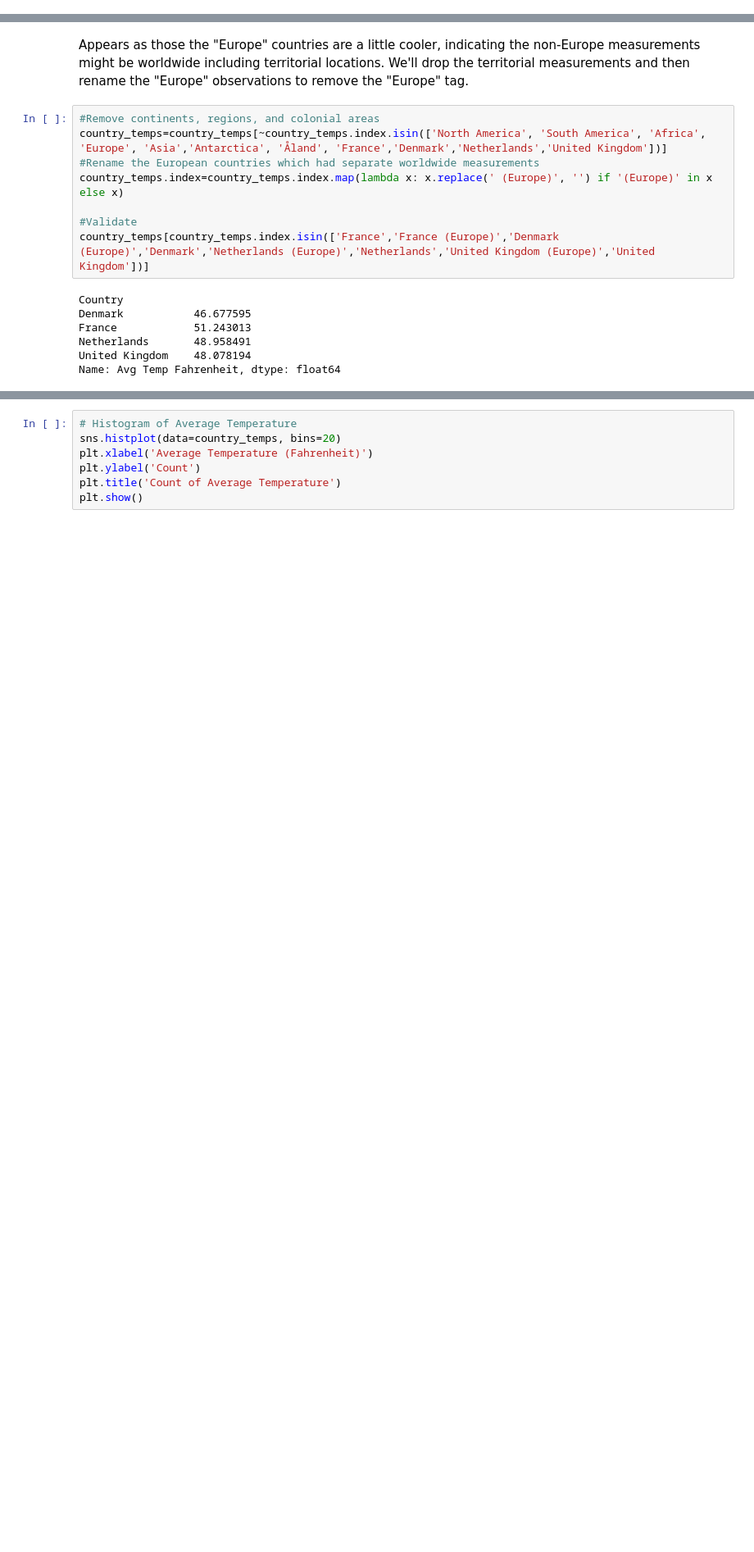
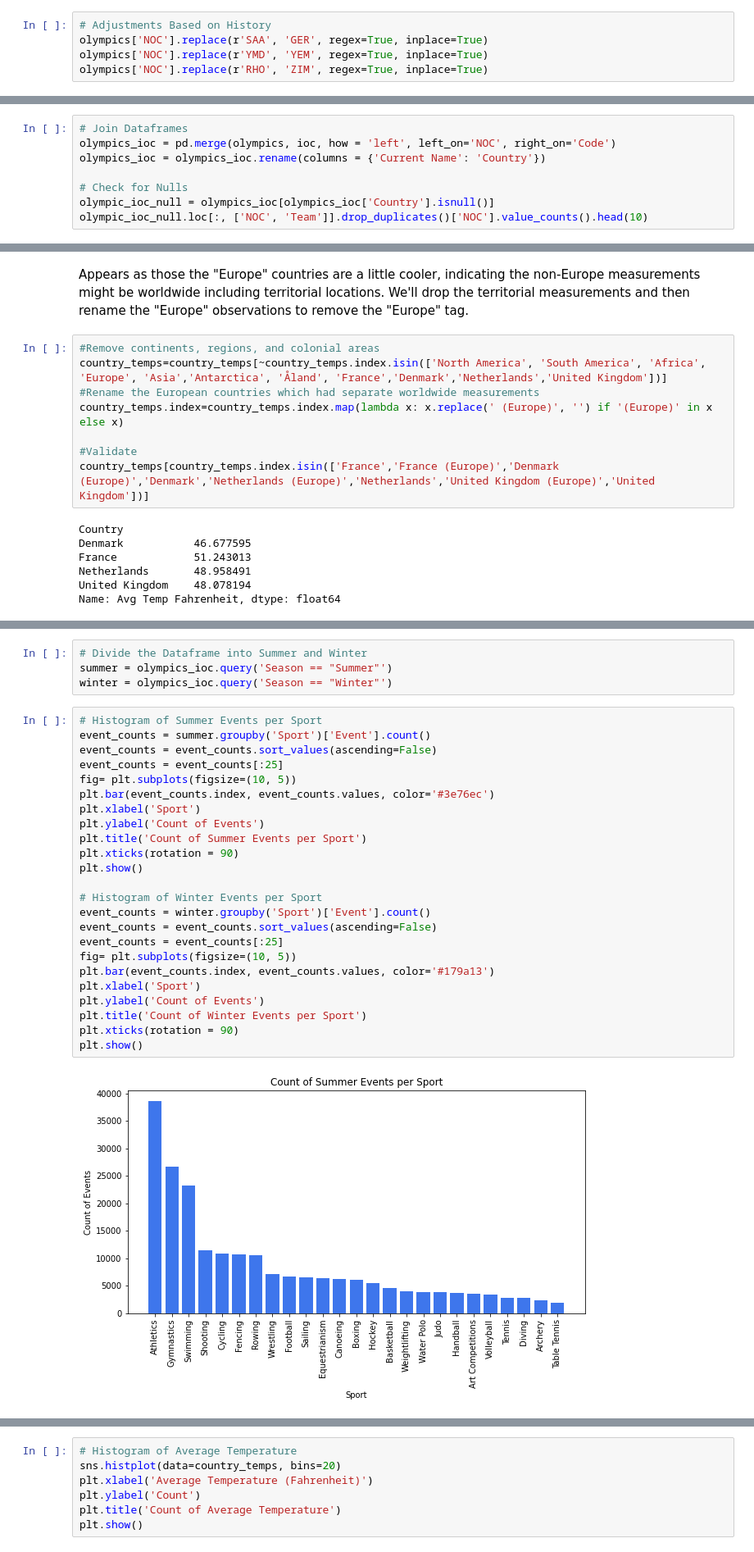
Before and after one commit to speedytmark/Draft_Project, a Jupyter notebook: TMark_ESullivan_4447_Final_Project_Olympics.ipynb, the cells around one changed output, grey strips where cells are left out. Shown at 82% size. Cells and saved outputs as stored; diff of their text form; blank space fills up the shorter version.

```diff
--- a/TMark_ESullivan_4447_Final_Project_Olympics.ipynb
+++ b/TMark_ESullivan_4447_Final_Project_Olympics.ipynb
@@ -377,0 +478,5 @@ olympics_ioc = olympics_ioc.rename(columns = {'National Olympic Committee': 'Cou
+# %%
+# Adjustments Based on History
+olympics['NOC'].replace(r'SAA', 'GER', regex=True, inplace=True)
+olympics['NOC'].replace(r'YMD', 'YEM', regex=True, inplace=True)
+olympics['NOC'].replace(r'RHO', 'ZIM', regex=True, inplace=True)
@@ -377,0 +485,8 @@ olympics_ioc = olympics_ioc.rename(columns = {'National Olympic Committee': 'Cou
+# %%
+# Join Dataframes
+olympics_ioc = pd.merge(olympics, ioc, how = 'left', left_on='NOC', right_on='Code')
+olympics_ioc = olympics_ioc.rename(columns = {'Current Name': 'Country'})
+
+# Check for Nulls
+olympic_ioc_null = olympics_ioc[olympics_ioc['Country'].isnull()]
+olympic_ioc_null.loc[:, ['NOC', 'Team']].drop_duplicates()['NOC'].value_counts().head(10)
@@ -663,0 +826,30 @@ Name: Avg Temp Fahrenheit, dtype: float64
+# %%
+# Divide the Dataframe into Summer and Winter
+summer = olympics_ioc.query('Season == "Summer"')
+winter = olympics_ioc.query('Season == "Winter"')
+# %%
+# Histogram of Summer Events per Sport
+event_counts = summer.groupby('Sport')['Event'].count()
+event_counts = event_counts.sort_values(ascending=False)
+event_counts = event_counts[:25]
+fig= plt.subplots(figsize=(10, 5))
+plt.bar(event_counts.index, event_counts.values, color='#3e76ec')
+plt.xlabel('Sport')
+plt.ylabel('Count of Events')
+plt.title('Count of Summer Events per Sport')
+plt.xticks(rotation = 90)
+plt.show()
+
+# Histogram of Winter Events per Sport
+event_counts = winter.groupby('Sport')['Event'].count()
+event_counts = event_counts.sort_values(ascending=False)
+event_counts = event_counts[:25]
+fig= plt.subplots(figsize=(10, 5))
+plt.bar(event_counts.index, event_counts.values, color='#179a13')
+plt.xlabel('Sport')
+plt.ylabel('Count of Events')
+plt.title('Count of Winter Events per Sport')
+plt.xticks(rotation = 90)
+plt.show()
+# %% [output]
+[figure, added]
```
Also changed, not shown: parts of 45 cells of this notebook, 1 other file.
